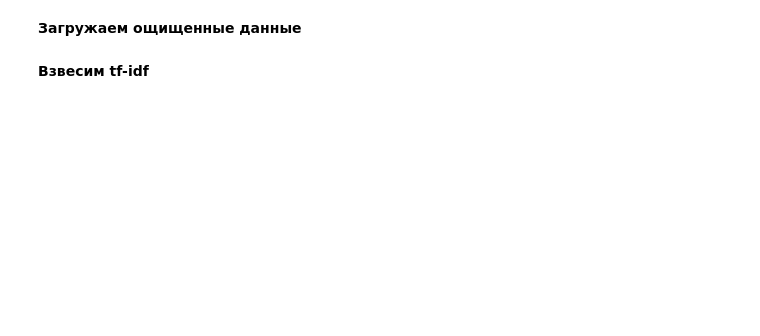
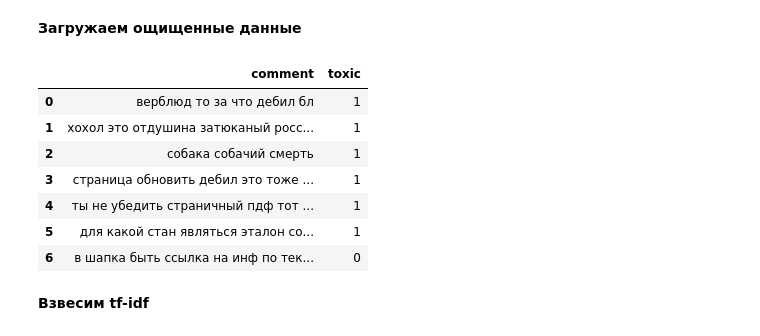
Before and after one commit to alexandr-khvatov/text_classification, a Jupyter notebook: model/LogReg.ipynb, the cells around one changed output. Saved outputs shown, nothing was run; the diff lists cells and outputs as text; code cells hidden in the pictures; blank space fills up the shorter version.

```diff
--- a/model/LogReg.ipynb
+++ b/model/LogReg.ipynb
@@ -147,3 +111,16 @@ df = pd.read_csv(FILE_NAME_CLEAR_DATA)
+# %%
+FILE_NAME_CLEAR_DATA='toxic_comment_RU_cleaned.csv'
+df = pd.read_csv('https://raw.githubusercontent.com/alexandr-khvatov/text_classification/main/data/toxic_cleaned_RU.csv')
+df.head(7)
+# %% [output]
+|  | comment | toxic |
+| 0 | верблюд то за что дебил бл | 1 |
+| 1 | хохол это отдушина затюканый росс... | 1 |
+| 2 | собака собачий смерть | 1 |
+| 3 | страница обновить дебил это тоже ... | 1 |
+| 4 | ты не убедить страничный пдф тот ... | 1 |
+| 5 | для какой стан являться эталон со... | 1 |
+| 6 | в шапка быть ссылка на инф по тек... | 0 |
 # %% [markdown]
 **Взвесим tf-idf**
 # %%
```
Also changed, not shown: parts of 11 cells of this notebook.
